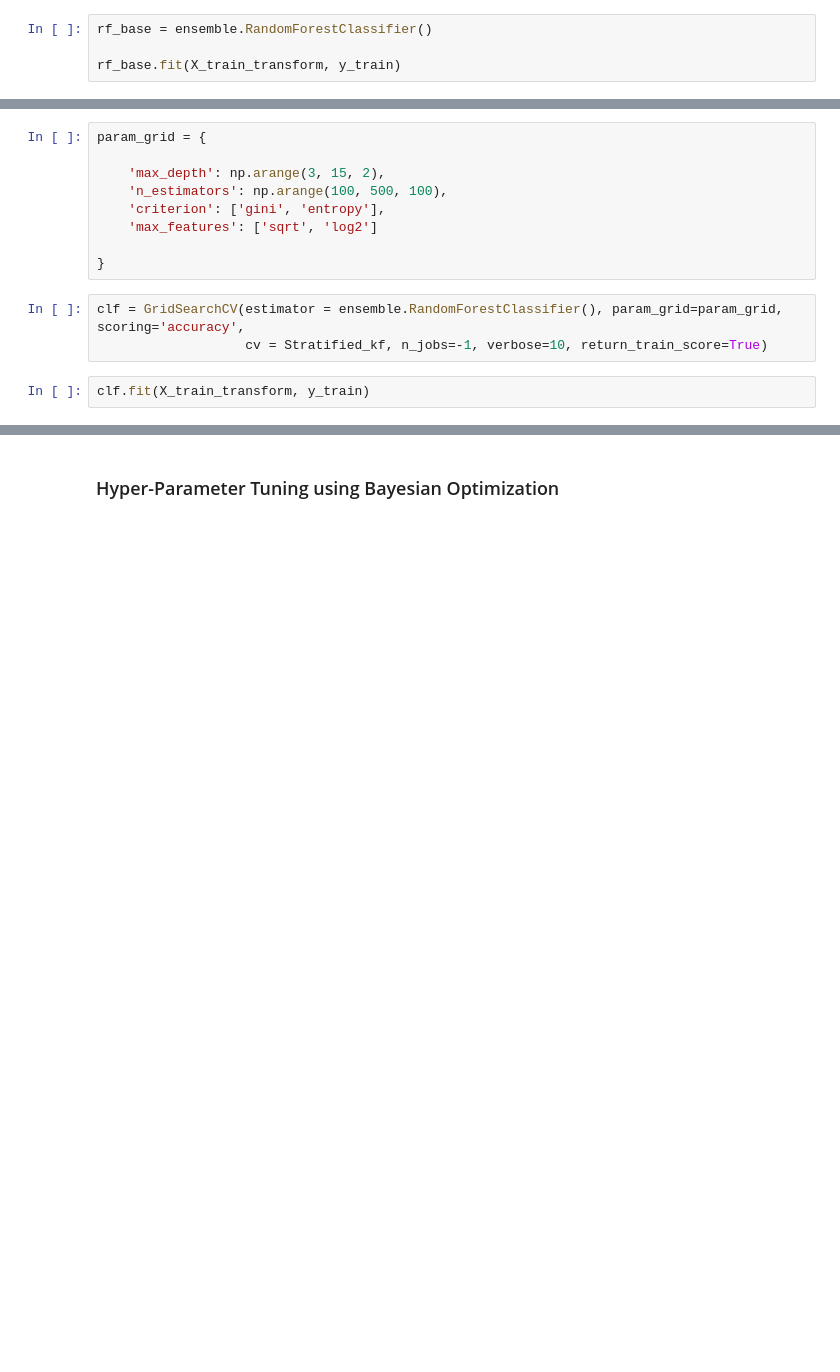
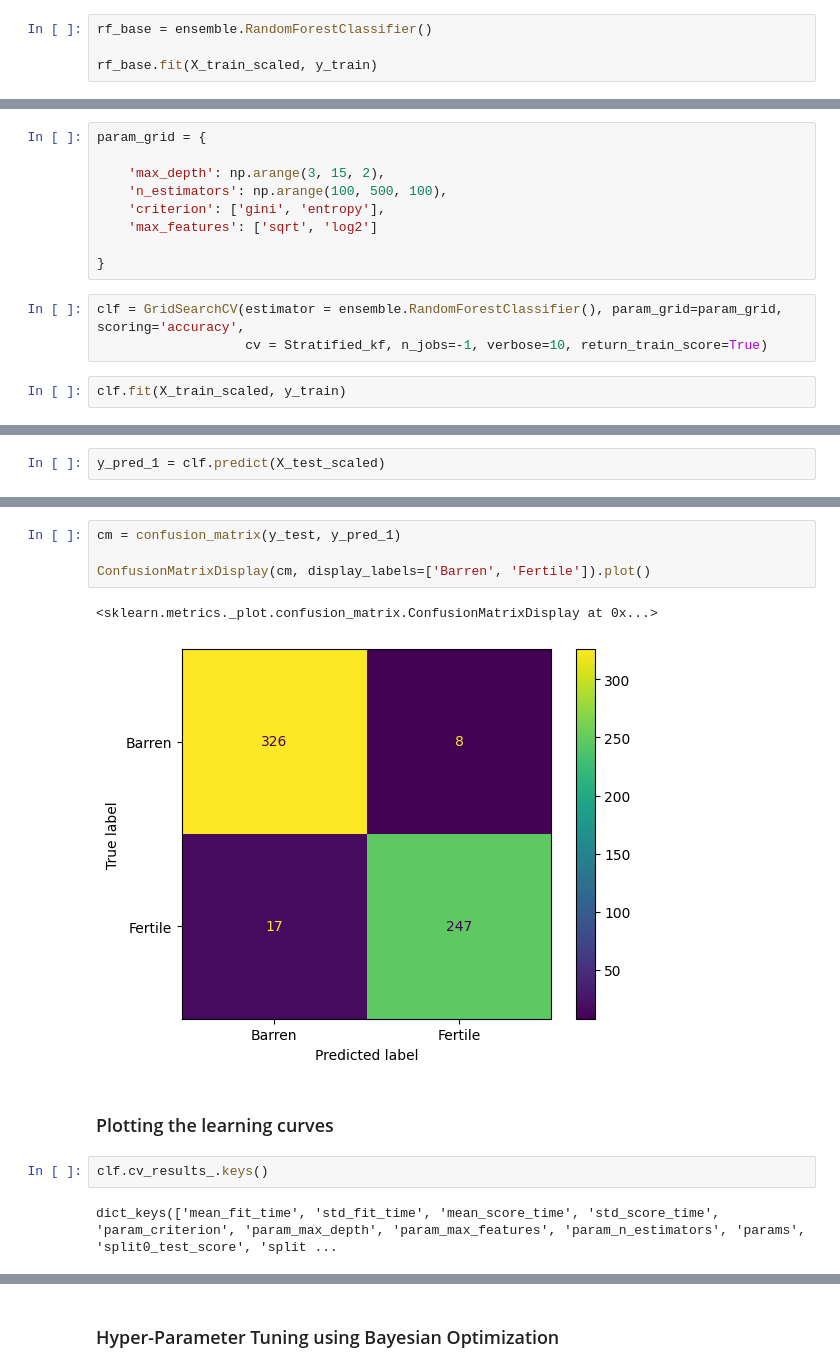
Before and after one commit to phaniram05/zircon-fertility-dsc, a Jupyter notebook: models/Random Forest.ipynb, the cells around one changed output, grey strips where cells are left out. Cells and saved outputs as stored; diff of their text form; blank space fills up the shorter version.

```diff
--- a/models/Random Forest.ipynb
+++ b/models/Random Forest.ipynb
@@ -96,7 +83,7 @@ plt.plot(np.arange(pca.n_components_) + 1, pca.explained_variance_ratio_)
 # %%
 rf_base = ensemble.RandomForestClassifier()
 
-rf_base.fit(X_train_transform, y_train)
+rf_base.fit(X_train_scaled, y_train)
 # %% [output]
 RandomForestClassifier()
 # %%
@@ -144,6 +131,6 @@ param_grid = {
 clf = GridSearchCV(estimator = ensemble.RandomForestClassifier(), param_grid=param_grid, scoring='accuracy',
                    cv = Stratified_kf, n_jobs=-1, verbose=10, return_train_score=True)
 # %%
-clf.fit(X_train_transform, y_train)
+clf.fit(X_train_scaled, y_train)
 # %% [output]
 Fitting 10 folds for each of 96 candidates, totalling 960 fits
@@ -192,0 +180,2 @@ Best accuracy obtained:  0.94
+# %%
+y_pred_1 = clf.predict(X_test_scaled)
@@ -192,0 +199,13 @@ Best accuracy obtained:  0.94
+# %%
+cm = confusion_matrix(y_test, y_pred_1)
+
+ConfusionMatrixDisplay(cm, display_labels=['Barren', 'Fertile']).plot()
+# %% [output]
+<sklearn.metrics._plot.confusion_matrix.ConfusionMatrixDisplay at 0x...>
+[figure, added]
+# %% [markdown]
+### Plotting the learning curves
+# %%
+clf.cv_results_.keys()
+# %% [output]
+dict_keys(['mean_fit_time', 'std_fit_time', 'mean_score_time', 'std_score_time', 'param_criterion', 'param_max_depth', 'param_max_features', 'param_n_estimators', 'params', 'split0_test_score', 'split ...
```
Also changed, not shown: parts of 38 cells of this notebook, 1 other file.
